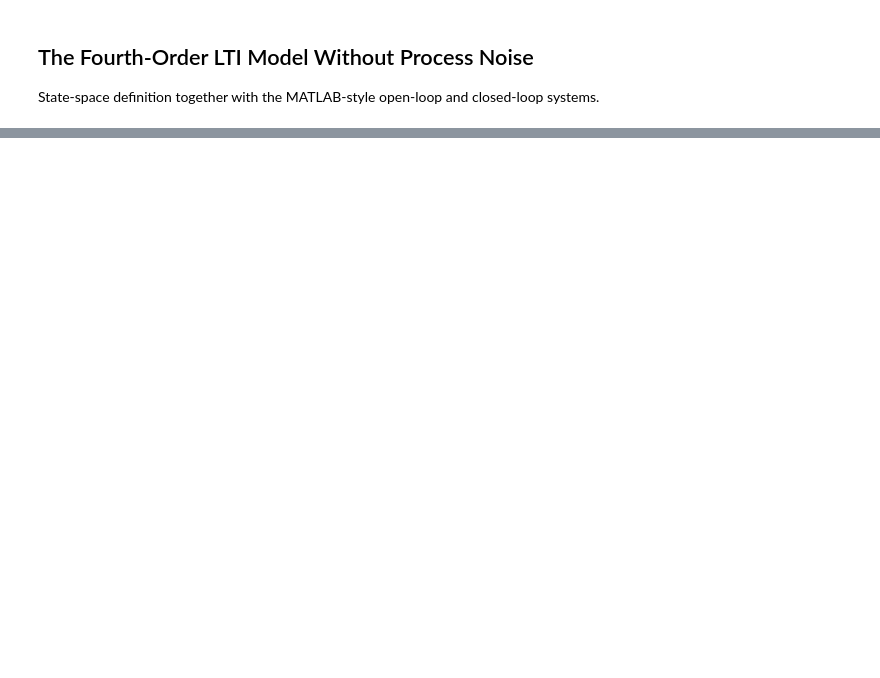
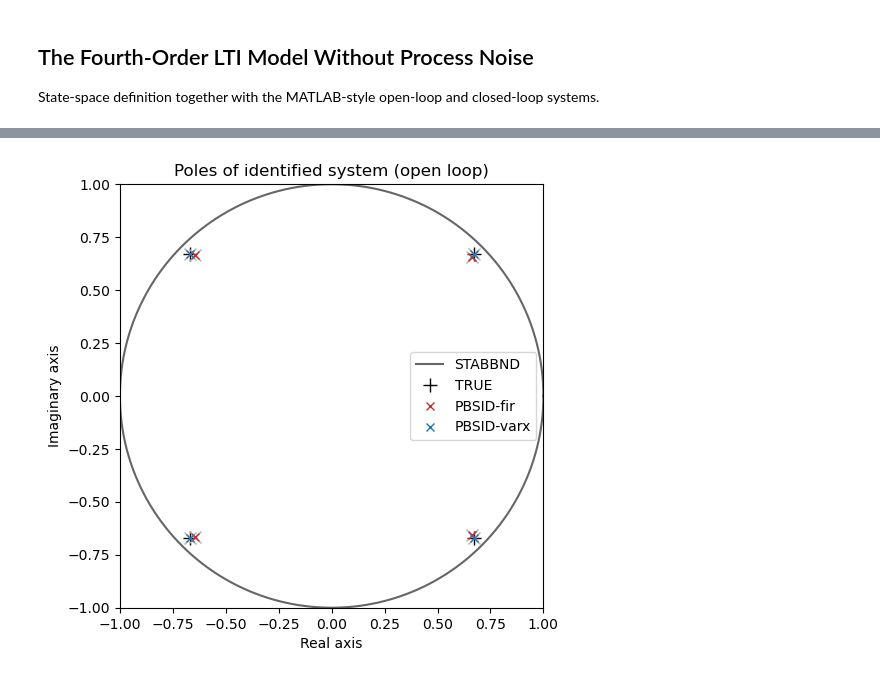
Before and after one commit to akpamososuryo/Predictor-Based-Subspace-IDentification-toolbox, a Jupyter notebook: python/examples/lti/ex02_lti_four_fir.ipynb, the cells around one changed output, grey strips where cells are left out. Cells and saved outputs as stored; diff of their text form; code cells hidden in the pictures; blank space fills up the shorter version.

```diff
--- a/python/examples/lti/ex02_lti_four_fir.ipynb
+++ b/python/examples/lti/ex02_lti_four_fir.ipynb
@@ -234,0 +113,12 @@ Estimated poles: [ 0.6589+0.6605j  0.6589-0.6605j -0.6567+0.6627j -0.6567-0.6627
+# %%
+
+plot_pole_map(
+    np.linalg.eigvals(a),
+    [
+        ("PBSID-fir", np.linalg.eigvals(ai), "x", "tab:red"),
+        ("PBSID-varx", np.linalg.eigvals(av), "x", "tab:blue"),
+    ],
+    "Poles of identified system (open loop)",
+)
+# %% [output]
+[figure, added]
```
Also changed, not shown: parts of 21 cells of this notebook, 18 other files.
